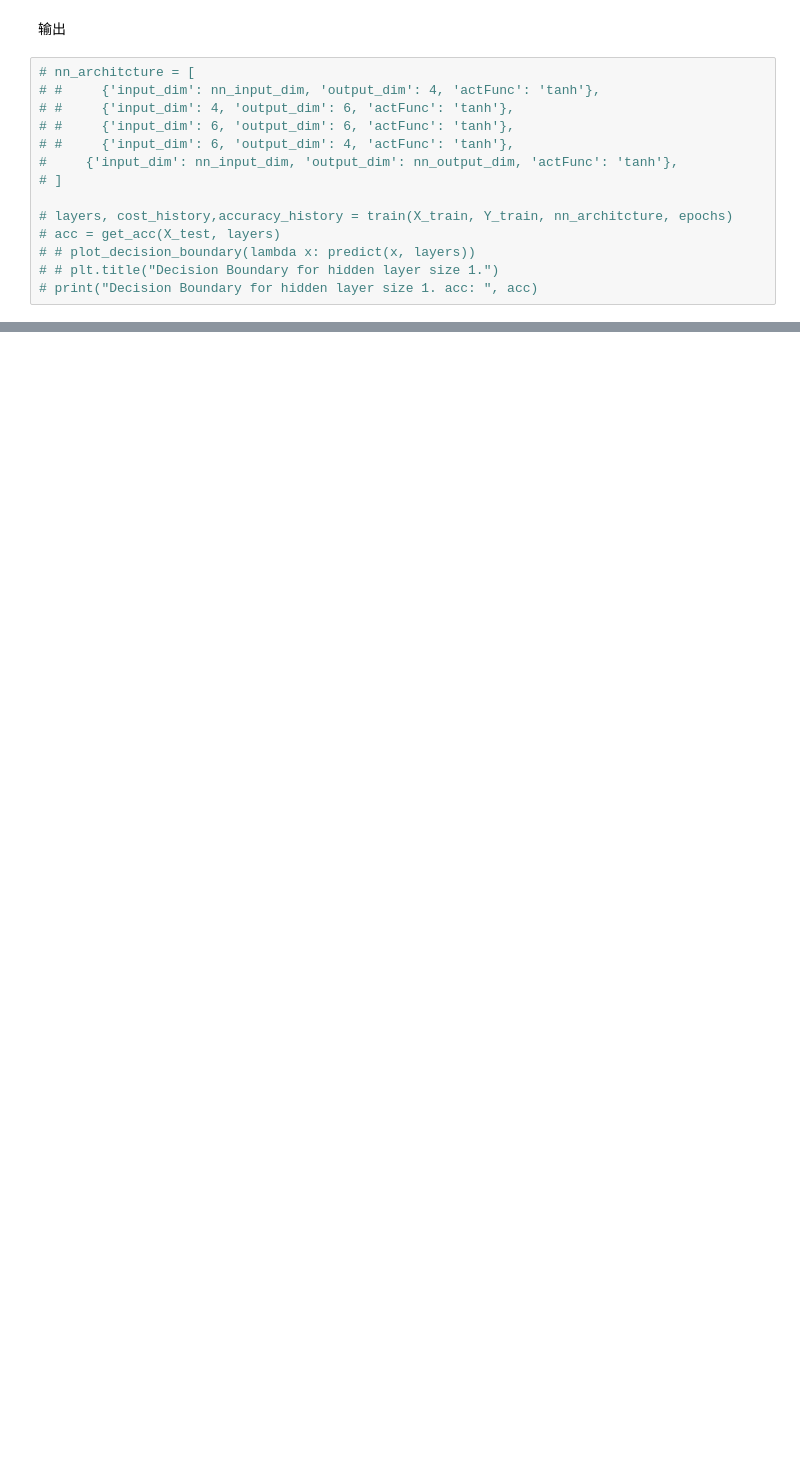
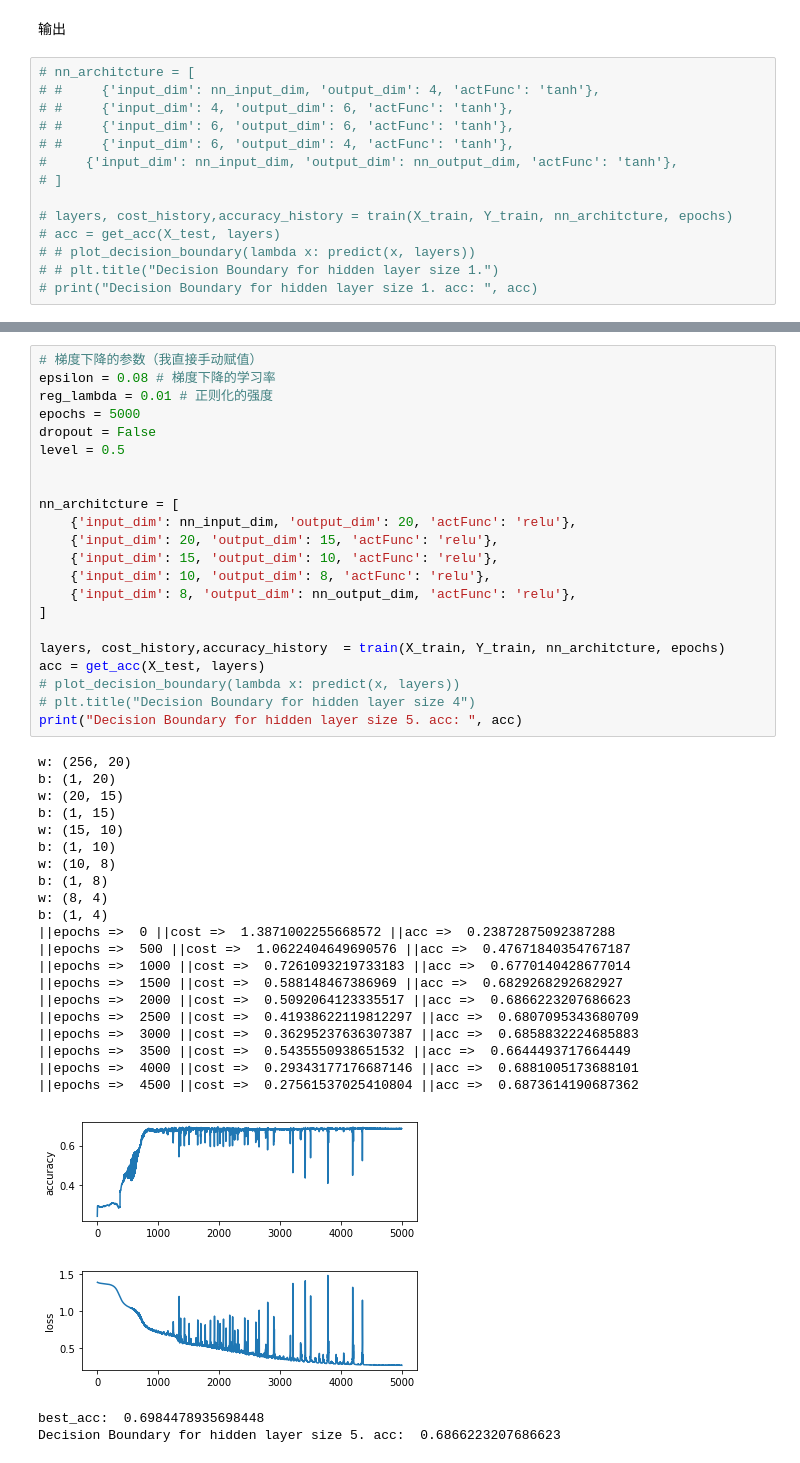
Before and after one commit to Belief997/Class-Machine_Learning, a Jupyter notebook: assignment2/mlp_v1.ipynb, the cells around one changed output, grey strips where cells are left out. Cells and saved outputs as stored; diff of their text form; blank space fills up the shorter version.

```diff
--- a/assignment2/mlp_v1.ipynb
+++ b/assignment2/mlp_v1.ipynb
@@ -460 +600,48 @@ print("Decision Boundary for hidden layer size 4. acc: ", acc)
+# %%
+# 梯度下降的参数（我直接手动赋值）
+epsilon = 0.08 # 梯度下降的学习率
+reg_lambda = 0.01 # 正则化的强度
+epochs = 5000
+dropout = False
+level = 0.5
+
+
+nn_architcture = [
+    {'input_dim': nn_input_dim, 'output_dim': 20, 'actFunc': 'relu'},
+    {'input_dim': 20, 'output_dim': 15, 'actFunc': 'relu'},
+    {'input_dim': 15, 'output_dim': 10, 'actFunc': 'relu'},
+    {'input_dim': 10, 'output_dim': 8, 'actFunc': 'relu'},
+    {'input_dim': 8, 'output_dim': nn_output_dim, 'actFunc': 'relu'},
+]
+
+layers, cost_history,accuracy_history  = train(X_train, Y_train, nn_architcture, epochs)
+acc = get_acc(X_test, layers)
+# plot_decision_boundary(lambda x: predict(x, layers))
+# plt.title("Decision Boundary for hidden layer size 4")
+print("Decision Boundary for hidden layer size 5. acc: ", acc)
+# %% [output]
+w: (256, 20)
+b: (1, 20)
+w: (20, 15)
+b: (1, 15)
+w: (15, 10)
+b: (1, 10)
+w: (10, 8)
+b: (1, 8)
+w: (8, 4)
+b: (1, 4)
+||epochs =>  0 ||cost =>  1.3871002255668572 ||acc =>  0.23872875092387288
+||epochs =>  500 ||cost =>  1.0622404649690576 ||acc =>  0.47671840354767187
+||epochs =>  1000 ||cost =>  0.7261093219733183 ||acc =>  0.6770140428677014
+||epochs =>  1500 ||cost =>  0.588148467386969 ||acc =>  0.6829268292682927
+||epochs =>  2000 ||cost =>  0.5092064123335517 ||acc =>  0.6866223207686623
+||epochs =>  2500 ||cost =>  0.41938622119812297 ||acc =>  0.6807095343680709
+||epochs =>  3000 ||cost =>  0.36295237636307387 ||acc =>  0.6858832224685883
+||epochs =>  3500 ||cost =>  0.5435550938651532 ||acc =>  0.6644493717664449
+||epochs =>  4000 ||cost =>  0.29343177176687146 ||acc =>  0.6881005173688101
+||epochs =>  4500 ||cost =>  0.27561537025410804 ||acc =>  0.6873614190687362
+[figure, added]
+[figure, added]
+best_acc:  0.6984478935698448
+Decision Boundary for hidden layer size 5. acc:  0.6866223207686623
 # %%
```
Also changed, not shown: parts of 21 cells of this notebook, 10 other files.
